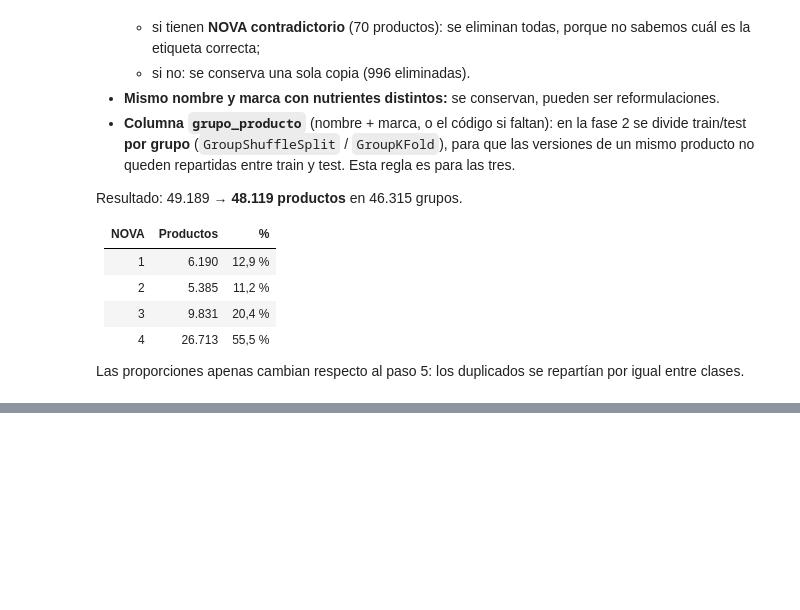
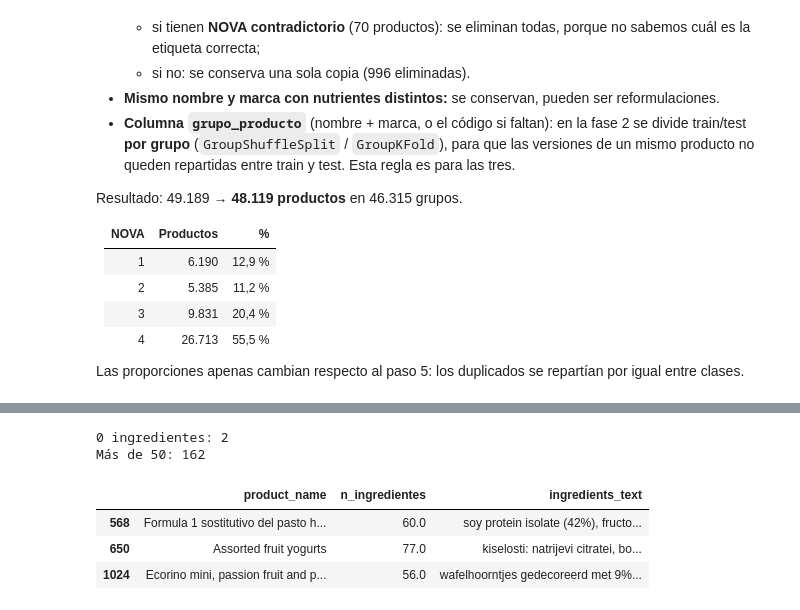
Before and after one commit to IA-P1-BCN/real-food-classifier, a Jupyter notebook: notebooks/01_eda.ipynb, the cells around one changed output, grey strips where cells are left out. Cells and saved outputs as stored; diff of their text form; code cells hidden in the pictures; blank space fills up the shorter version.

```diff
--- a/notebooks/01_eda.ipynb
+++ b/notebooks/01_eda.ipynb
@@ -796,0 +885,13 @@ Las proporciones apenas cambian respecto al paso 5: los duplicados se repartían
+# %%
+print("0 ingredientes:", (df["n_ingredientes"] == 0).sum())
+print("Más de 50:", (df["n_ingredientes"] > 50).sum())
+
+# Ejemplos de los extremos, para ver qué pasa con el texto
+df.loc[df["n_ingredientes"] > 50, ["product_name", "n_ingredientes", "ingredients_text"]].head(3)
+# %% [output]
+0 ingredientes: 2
+Más de 50: 162
+|  | product_name | n_ingredientes | ingredients_text |
+| 568 | Formula 1 sostitutivo del pasto h... | 60.0 | soy protein isolate (42%), fructo... |
+| 650 | Assorted fruit yogurts | 77.0 | kiselosti: natrijevi citratei, bo... |
+| 1024 | Ecorino mini, passion fruit and p... | 56.0 | wafelhoorntjes gedecoreerd met 9%... |
```
Also changed, not shown: parts of 6 cells of this notebook.
